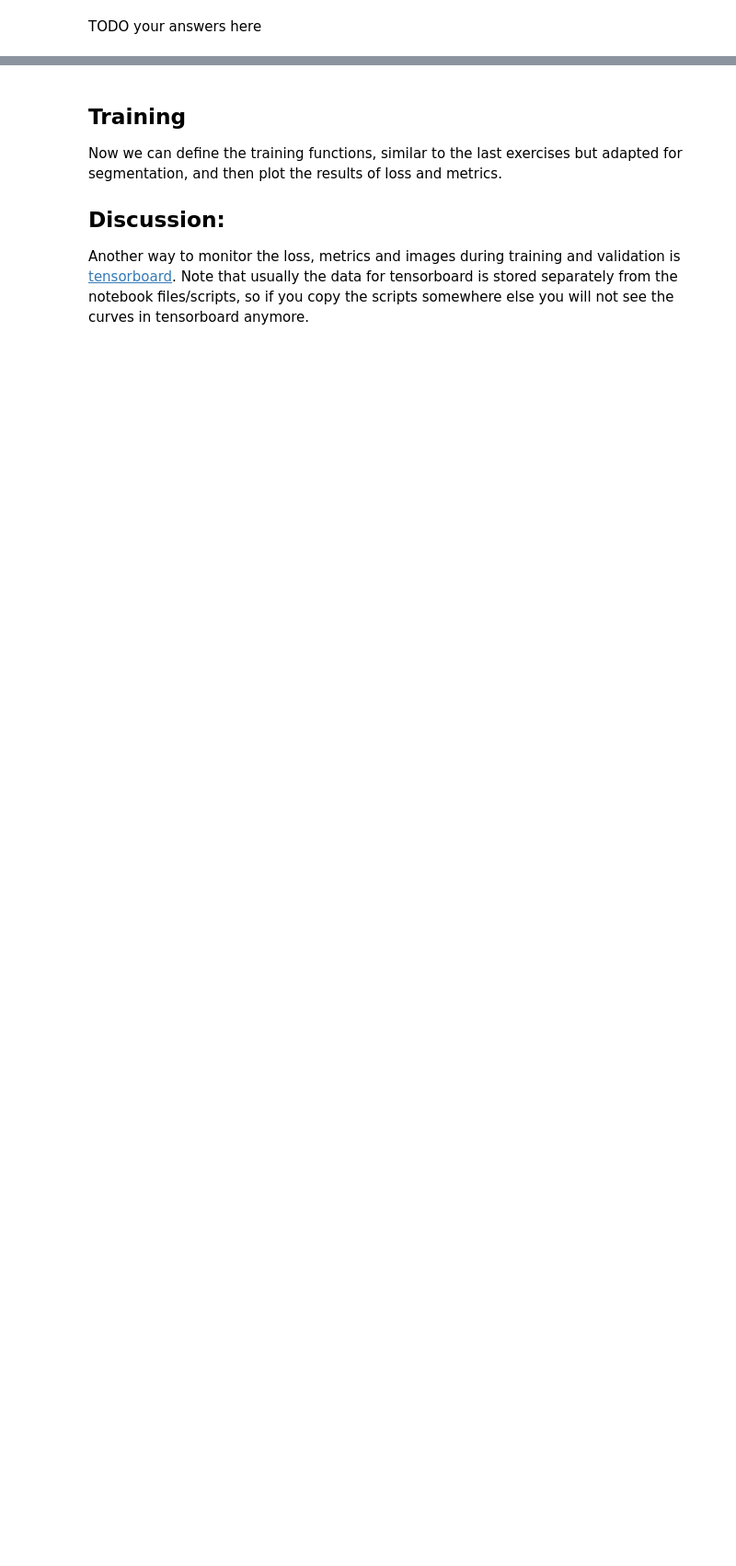
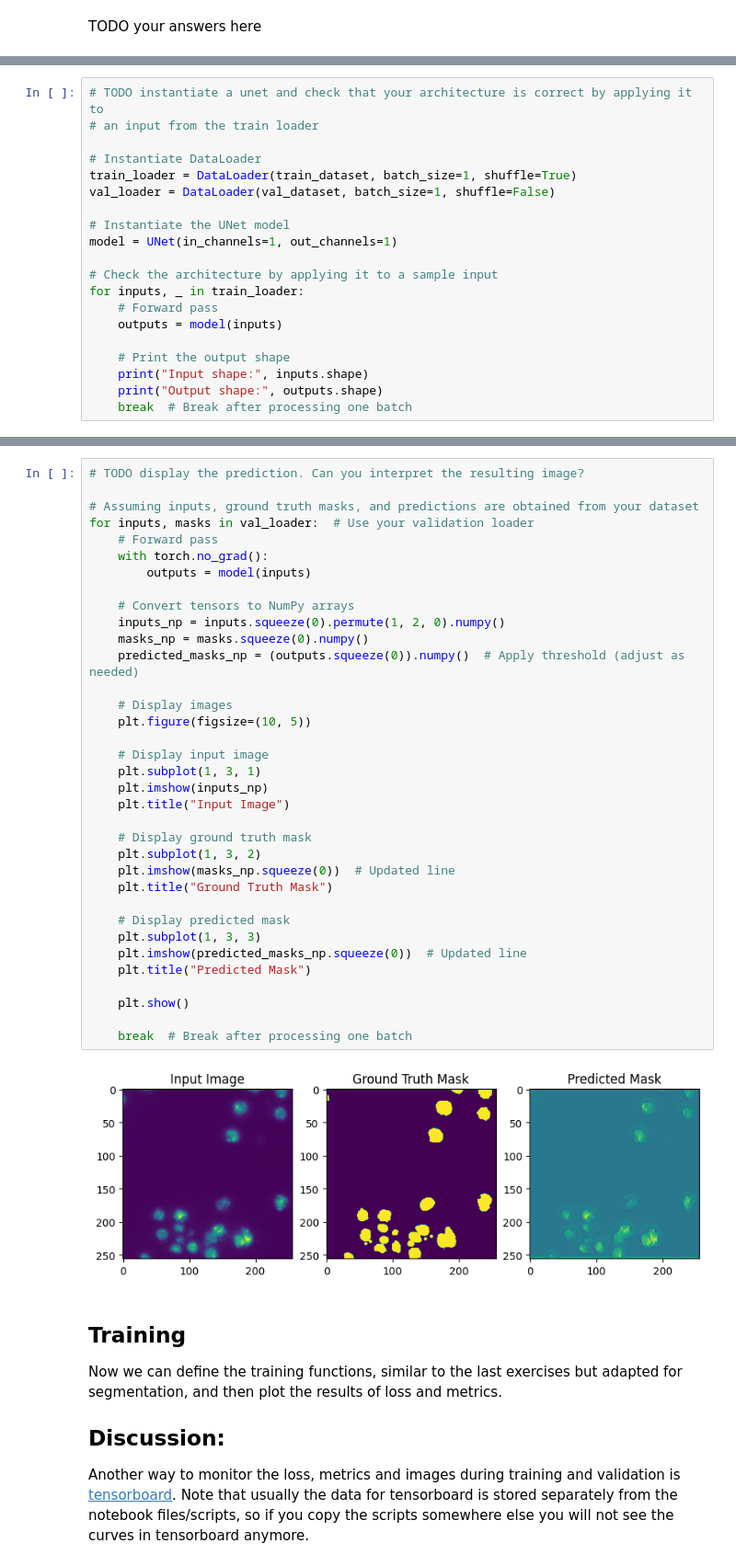
Before and after one commit to Paul-Jarschke/Deep-Learning-Practicals, a Jupyter notebook: Practical_4/ex4_paul.ipynb, the cells around one changed output, grey strips where cells are left out. Shown at 92% size. Cells and saved outputs as stored; diff of their text form; blank space fills up the shorter version.

Commit message:
training trouble shoot

```diff
--- a/Practical_4/ex4_paul.ipynb
+++ b/Practical_4/ex4_paul.ipynb
@@ -391,0 +486,20 @@ SyntaxError: invalid syntax (972901317.py, line 3)
+# %%
+# TODO instantiate a unet and check that your architecture is correct by applying it to
+# an input from the train loader
+
+# Instantiate DataLoader
+train_loader = DataLoader(train_dataset, batch_size=1, shuffle=True)
+val_loader = DataLoader(val_dataset, batch_size=1, shuffle=False)
+
+# Instantiate the UNet model
+model = UNet(in_channels=1, out_channels=1)
+
+# Check the architecture by applying it to a sample input
+for inputs, _ in train_loader:
+    # Forward pass
+    outputs = model(inputs)
+
+    # Print the output shape
+    print("Input shape:", inputs.shape)
+    print("Output shape:", outputs.shape)
+    break  # Break after processing one batch
@@ -392,3 +509,40 @@ SyntaxError: invalid syntax (972901317.py, line 3)
+# %%
+# TODO display the prediction. Can you interpret the resulting image?
+
+# Assuming inputs, ground truth masks, and predictions are obtained from your dataset
+for inputs, masks in val_loader:  # Use your validation loader
+    # Forward pass
+    with torch.no_grad():
+        outputs = model(inputs)
+
+    # Convert tensors to NumPy arrays
+    inputs_np = inputs.squeeze(0).permute(1, 2, 0).numpy()
+    masks_np = masks.squeeze(0).numpy()
+    predicted_masks_np = (outputs.squeeze(0)).numpy()  # Apply threshold (adjust as needed)
+
+    # Display images
+    plt.figure(figsize=(10, 5))
+
+    # Display input image
+    plt.subplot(1, 3, 1)
+    plt.imshow(inputs_np)
+    plt.title("Input Image")
+
+    # Display ground truth mask
+    plt.subplot(1, 3, 2)
+    plt.imshow(masks_np.squeeze(0))  # Updated line
+    plt.title("Ground Truth Mask")
+
+    # Display predicted mask
+    plt.subplot(1, 3, 3)
+    plt.imshow(predicted_masks_np.squeeze(0))  # Updated line
+    plt.title("Predicted Mask")
+
+    plt.show()
+
+    break  # Break after processing one batch
+# %% [output]
+[figure, added]
 # %% [markdown]
 ## Training
 
```
Also changed, not shown: parts of 16 cells of this notebook.
